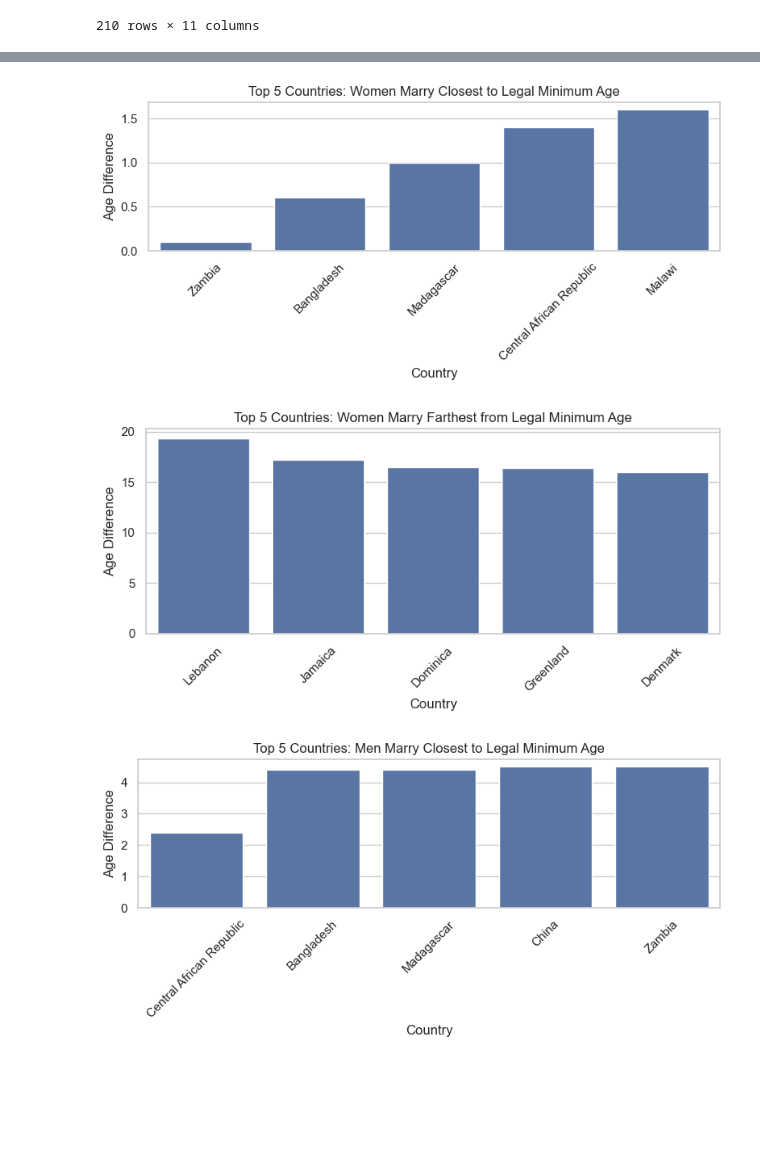
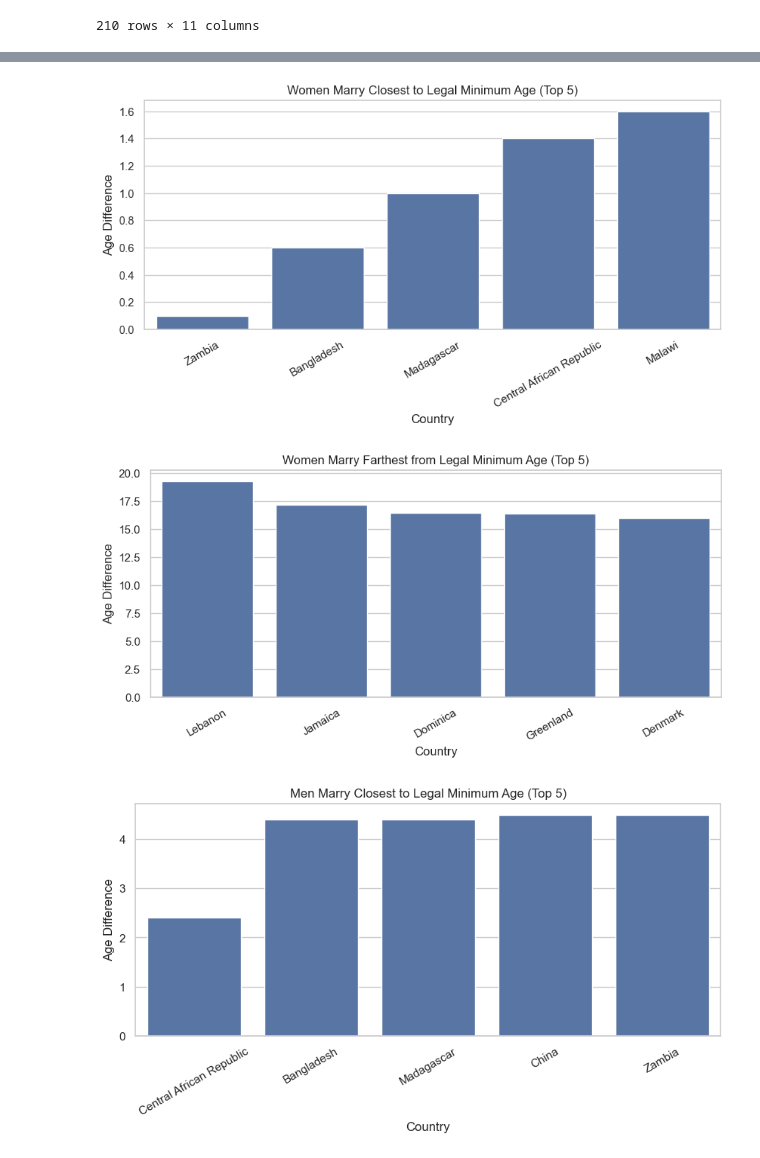
Before and after one commit to SeradjEddine/SZE_data_analysis_team_10, a Jupyter notebook: BL2NDD.ipynb, the cells around one changed output, grey strips where cells are left out. Drawn from its saved outputs; the diff is of its cells as text; code cells hidden in the pictures; blank space fills up the shorter version.

```diff
--- a/BL2NDD.ipynb
+++ b/BL2NDD.ipynb
@@ -287,71 +313,54 @@ plt.show()
 # %%
-# Merge the legal age dataset with the marriages dataset
+# Task: merge datasets by ISO code and plot simple comparisons
 merged_df = pd.merge(
-    df_legal_age[['Country', 'women with parental consent minimum age', 'Men with parental consent minimum age', 'women w/o parental consent minimum age', 'Men w/o parental consent minimum age']],
-    df_marriages[['Country', 'women average single age before marriage (year)', 'men average single age before marriage (year)']],
-    on='Country', how='inner')
+    df_legal_age[['Country_code', 'Country', 'women with parental consent minimum age', 'Men with parental consent minimum age', 'women w/o parental consent minimum age', 'Men w/o parental consent minimum age']],
+    df_marriages[['Country_code', 'Country', 'women average single age before marriage (year)', 'men average single age before marriage (year)']],
+    on='Country_code', how='inner', suffixes=('_legal','_mar')
+)
 
-# Use direct column names, fallback to 'without parental consent' if 'with parental consent' is missing
-women_consent_col = 'women with parental consent minimum age'
-men_consent_col = 'Men with parental consent minimum age'
-women_no_consent_col = 'women w/o parental consent minimum age'
-men_no_consent_col = 'Men w/o parental consent minimum age'
+merged_df['women_consent_age'] = merged_df['women with parental consent minimum age'].fillna(merged_df['women w/o parental consent minimum age'])
+merged_df['men_consent_age'] = merged_df['Men with parental consent minimum age'].fillna(merged_df['Men w/o parental consent minimum age'])
 
-# Fill missing values with fallback
-merged_df['women_consent_age'] = merged_df[women_consent_col].fillna(merged_df[women_no_consent_col])
-merged_df['men_consent_age'] = merged_df[men_consent_col].fillna(merged_df[men_no_consent_col])
-
-# Calculate age differences
 merged_df['women_age_diff'] = merged_df['women average single age before marriage (year)'] - merged_df['women_consent_age']
 merged_df['men_age_diff'] = merged_df['men average single age before marriage (year)'] - merged_df['men_consent_age']
 
-# Top 5 closest and farthest for women
 closest_women = merged_df.nsmallest(5, 'women_age_diff')
 farthest_women = merged_df.nlargest(5, 'women_age_diff')
-# Top 5 closest and farthest for men
 closest_men = merged_df.nsmallest(5, 'men_age_diff')
 farthest_men = merged_df.nlargest(5, 'men_age_diff')
 
-# Plot for women
-import seaborn as sns
-import matplotlib.pyplot as plt
-plt.figure(figsize=(8, 4))
-sns.barplot(x='Country', y='women_age_diff', data=closest_women)
-plt.title('Top 5 Countries: Women Marry Closest to Legal Minimum Age')
+plt.figure(figsize=(10, 4))
+sns.barplot(data=closest_women, x='Country_legal', y='women_age_diff')
+plt.title('Women Marry Closest to Legal Minimum Age (Top 5)')
 plt.ylabel('Age Difference')
 plt.xlabel('Country')
-plt.xticks(rotation=45)
-plt.tight_layout()
+plt.xticks(rotation=30)
 plt.show()
 
-plt.figure(figsize=(8, 4))
-sns.barplot(x='Country', y='women_age_diff', data=farthest_women)
-plt.title('Top 5 Countries: Women Marry Farthest from Legal Minimum Age')
+plt.figure(figsize=(10, 4))
+sns.barplot(data=farthest_women, x='Country_legal', y='women_age_diff')
+plt.title('Women Marry Farthest from Legal Minimum Age (Top 5)')
 plt.ylabel('Age Difference')
 plt.xlabel('Country')
-plt.xticks(rotation=45)
-plt.tight_layout()
+plt.xticks(rotation=30)
 plt.show()
 
-# Plot for men
-plt.figure(figsize=(8, 4))
-sns.barplot(x='Country', y='men_age_diff', data=closest_men)
-plt.title('Top 5 Countries: Men Marry Closest to Legal Minimum Age')
+plt.figure(figsize=(10, 4))
+sns.barplot(data=closest_men, x='Country_legal', y='men_age_diff')
+plt.title('Men Marry Closest to Legal Minimum Age (Top 5)')
 plt.ylabel('Age Difference')
 plt.xlabel('Country')
-plt.xticks(rotation=45)
-plt.tight_layout()
+plt.xticks(rotation=30)
 plt.show()
 
-plt.figure(figsize=(8, 4))
-sns.barplot(x='Country', y='men_age_diff', data=farthest_men)
-plt.title('Top 5 Countries: Men Marry Farthest from Legal Minimum Age')
+plt.figure(figsize=(10, 4))
+sns.barplot(data=farthest_men, x='Country_legal', y='men_age_diff')
+plt.title('Men Marry Farthest from Legal Minimum Age (Top 5)')
 plt.ylabel('Age Difference')
 plt.xlabel('Country')
-plt.xticks(rotation=45)
-plt.tight_layout()
+plt.xticks(rotation=30)
 plt.show()
 # %% [output]
-[figure, old version]
+[figure, new version]
-[figure, old version]
+[figure, new version]
-[figure, old version]
+[figure, new version]
```
Also changed, not shown: parts of 17 cells of this notebook.
